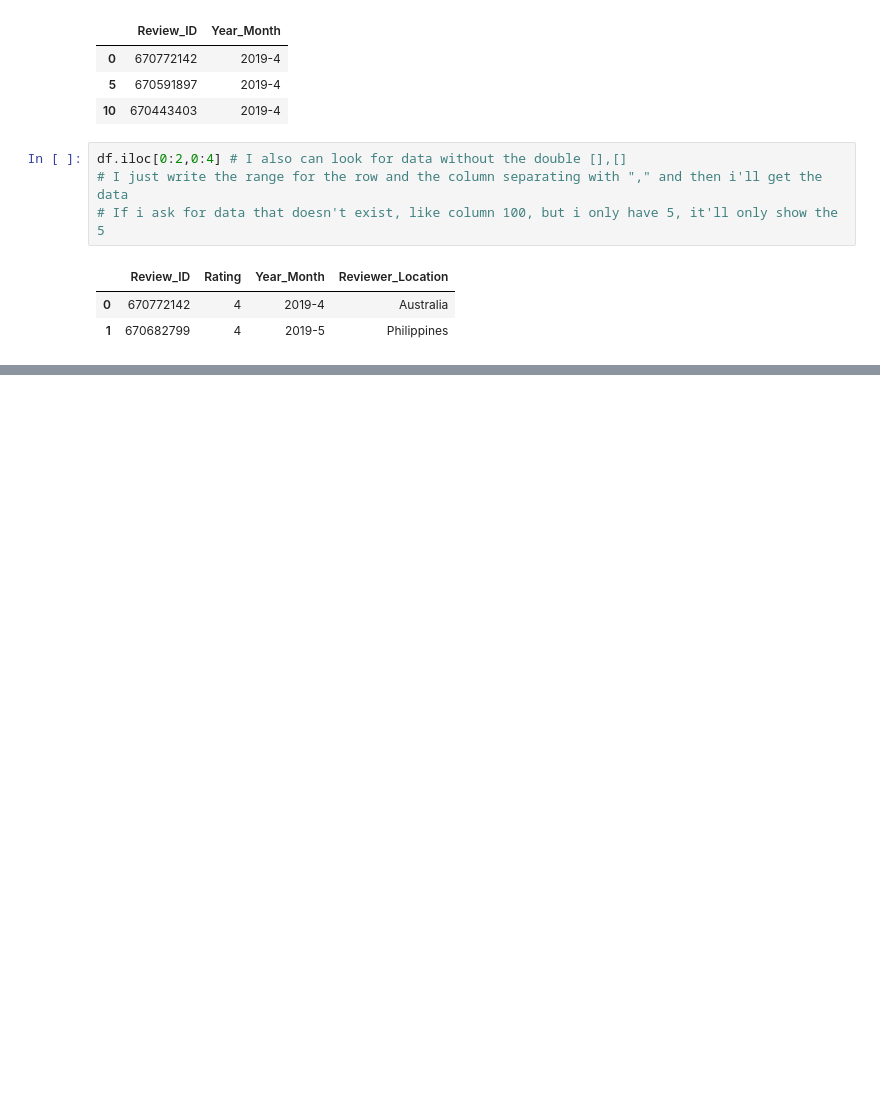
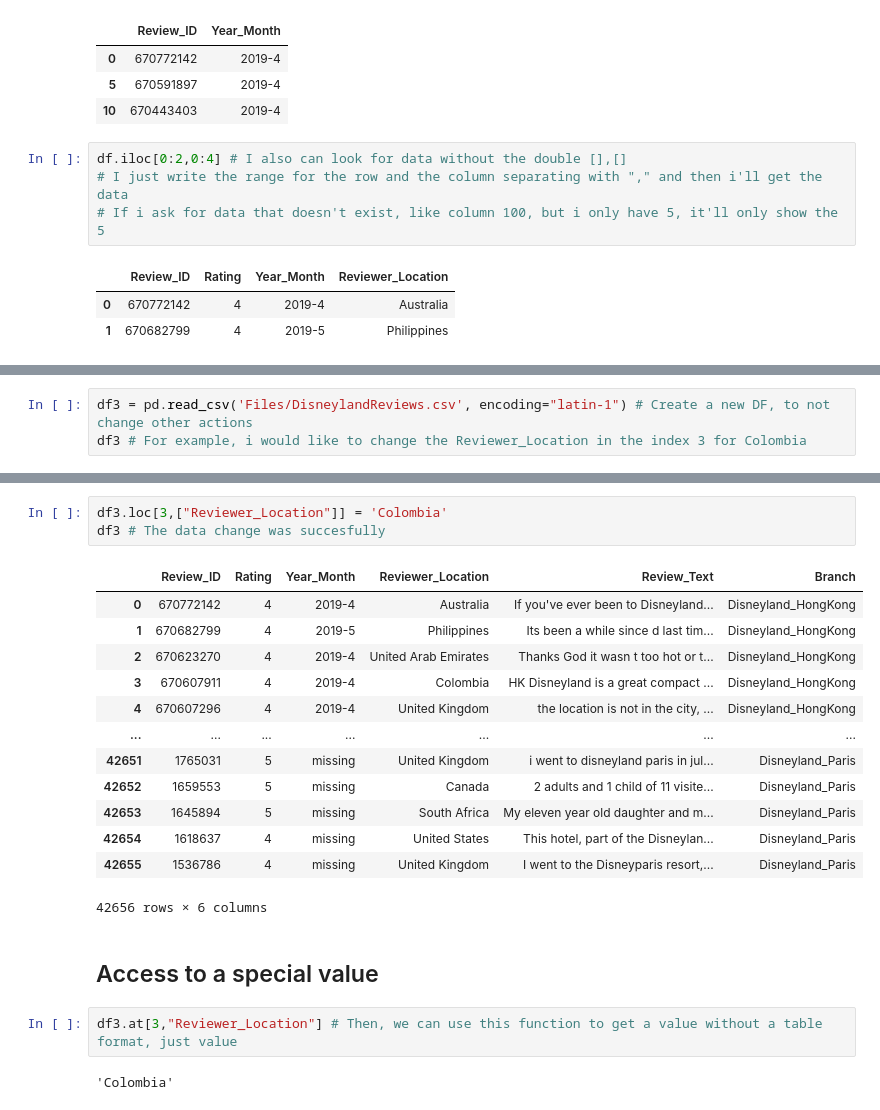
Before and after one commit to 39cam/DataScience, a Jupyter notebook: first_try.ipynb, the cells around one changed output, grey strips where cells are left out. Drawn from its saved outputs; the diff is of its cells as text; blank space fills up the shorter version.

```diff
--- a/first_try.ipynb
+++ b/first_try.ipynb
@@ -139,0 +149,3 @@ df
+# %%
+df3 = pd.read_csv('Files/DisneylandReviews.csv', encoding="latin-1") # Create a new DF, to not change other actions
+df3 # For example, i would like to change the Reviewer_Location in the index 3 for Colombia
@@ -139,0 +166,23 @@ df
+# %%
+df3.loc[3,["Reviewer_Location"]] = 'Colombia'
+df3 # The data change was succesfully
+# %% [output]
+|  | Review_ID | Rating | Year_Month | Reviewer_Location | Review_Text | Branch |
+| 0 | 670772142 | 4 | 2019-4 | Australia | If you've ever been to Disneyland... | Disneyland_HongKong |
+| 1 | 670682799 | 4 | 2019-5 | Philippines | Its been a while since d last tim... | Disneyland_HongKong |
+| 2 | 670623270 | 4 | 2019-4 | United Arab Emirates | Thanks God it wasn t too hot or t... | Disneyland_HongKong |
+| 3 | 670607911 | 4 | 2019-4 | Colombia | HK Disneyland is a great compact ... | Disneyland_HongKong |
+| 4 | 670607296 | 4 | 2019-4 | United Kingdom | the location is not in the city, ... | Disneyland_HongKong |
+| ... | ... | ... | ... | ... | ... | ... |
+| 42651 | 1765031 | 5 | missing | United Kingdom | i went to disneyland paris in jul... | Disneyland_Paris |
+| 42652 | 1659553 | 5 | missing | Canada | 2 adults and 1 child of 11 visite... | Disneyland_Paris |
+| 42653 | 1645894 | 5 | missing | South Africa | My eleven year old daughter and m... | Disneyland_Paris |
+| 42654 | 1618637 | 4 | missing | United States | This hotel, part of the Disneylan... | Disneyland_Paris |
+| 42655 | 1536786 | 4 | missing | United Kingdom | I went to the Disneyparis resort,... | Disneyland_Paris |
+42656 rows × 6 columns
+# %% [markdown]
+## Access to a special value
+# %%
+df3.at[3,"Reviewer_Location"] # Then, we can use this function to get a value without a table format, just value
+# %% [output]
+'Colombia'
```
Also changed, not shown: parts of 6 cells of this notebook.
